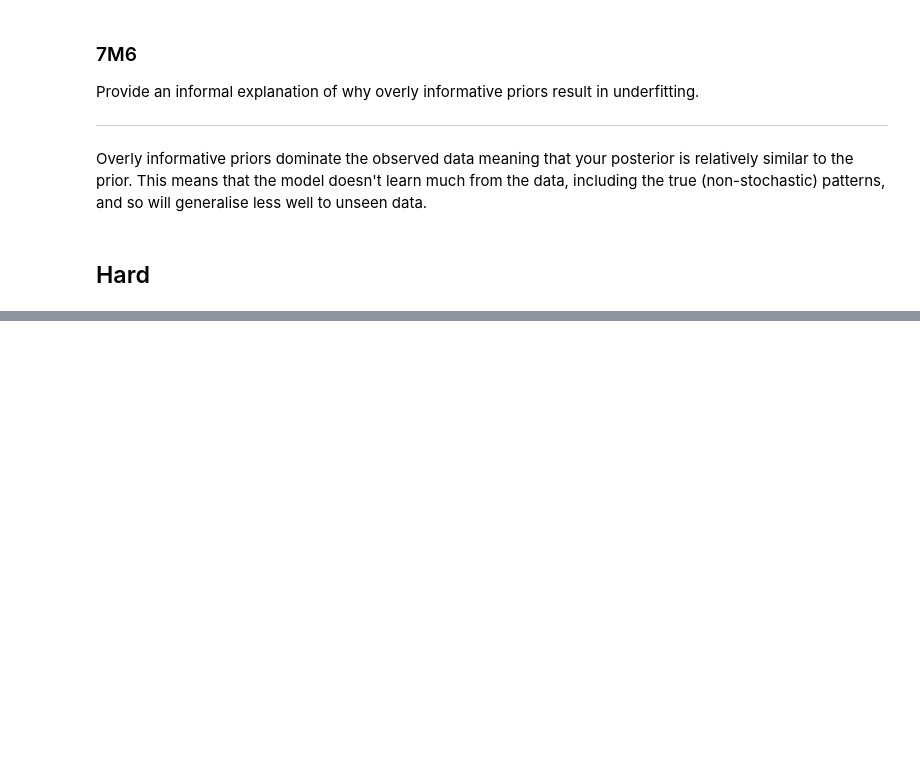
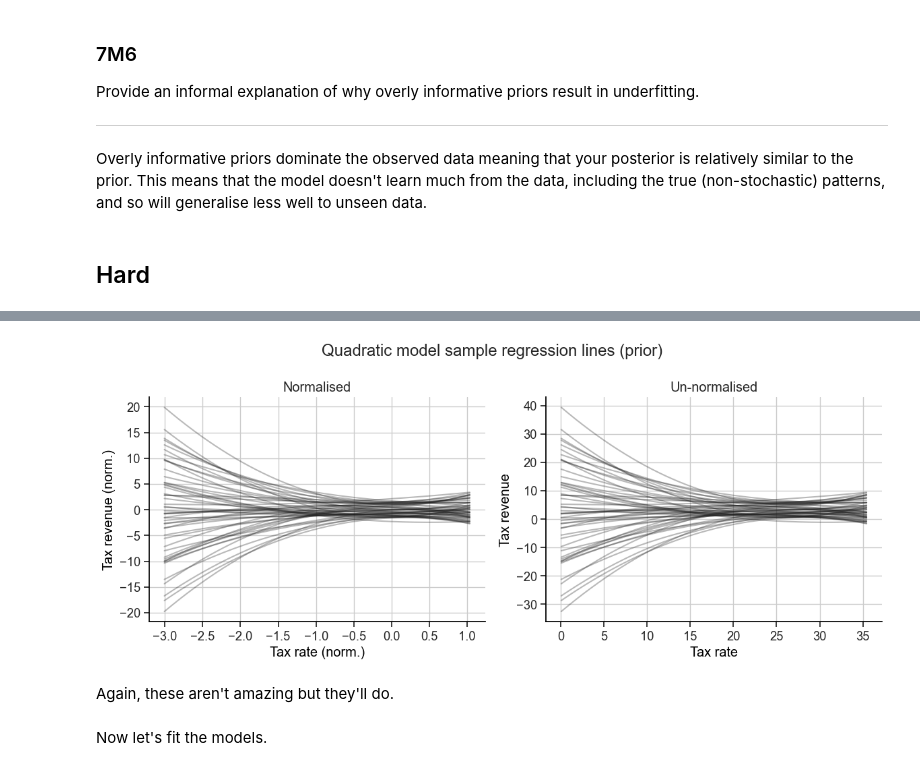
Before and after one commit to chris-leonard/statistical-rethinking, a Jupyter notebook: exercises/chapter_7.ipynb, the cells around one changed output, grey strips where cells are left out. Saved outputs shown, nothing was run; the diff lists cells and outputs as text; code cells hidden in the pictures; blank space fills up the shorter version.

```diff
--- a/exercises/chapter_7.ipynb
+++ b/exercises/chapter_7.ipynb
@@ -47,6 +47,7 @@ CHERRY_BLOSSOMS_FILE = "cherry_blossoms.csv"
 WAFFLE_DIVORCE_FILE = "waffle_divorce.csv"
 MILK_FILE = "milk.csv"
 LDS_FILE = "lds_by_state.csv"
+LAFFER_FILE = "Laffer.csv"
 
 RANDOM_SEED = 42
 # %%
@@ -199,0 +309,28 @@ This means that the model doesn't learn much from the data, including the true (
+# %%
+coords = {
+    "obs_id": laffer.index,
+}
+with pm.Model(coords_mutable=coords) as m_7h1b:
+    # data
+    tax_rate = pm.MutableData("tax_rate", laffer.tax_rate, dims="obs_id")
+    tax_rate_norm = pm.Deterministic("tax_rate_norm", (tax_rate - laffer.tax_rate.mean()) / laffer.tax_rate.std(), dims="obs_id")
+    tax_rate_norm_sq = pm.Deterministic("tax_rate_norm_sq", tax_rate_norm**2, dims="obs_id")
+
+    # priors
+    alpha = pm.Normal("alpha", mu=0, sigma=1)
+    beta1 = pm.Normal("beta1", mu=0, sigma=0.5) # think about this
+    beta2 = pm.Normal("beta2", mu=0, sigma=1) # think about this
+    sigma = pm.Exponential("sigma", lam=1)
+
+    # model
+    mu_norm = pm.Deterministic("mu_norm", alpha + beta1 * tax_rate_norm + beta2 * tax_rate_norm_sq, dims="obs_id")
+
+    # likelihood
+    tax_revenue_norm = pm.Normal("tax_revenue_norm", mu=mu_norm, sigma=sigma, observed=laffer.tax_revenue_norm, dims="obs_id")
+
+    # push-forward
+    mu = pm.Deterministic("mu", mu_norm * laffer.tax_revenue.std() + laffer.tax_revenue.mean(), dims="obs_id")
+    tax_revenue = pm.Deterministic("tax_revenue", tax_revenue_norm * laffer.tax_revenue.std() + laffer.tax_revenue.mean(), dims="obs_id")
+
+    # sample prior
+    prior_trace_7h1b = pm.sample_prior_predictive(random_seed=RANDOM_SEED)
@@ -199,0 +379,17 @@ This means that the model doesn't learn much from the data, including the true (
+# %%
+fig, axs = plt.subplots(ncols=2, figsize=(12, 5))
+
+plot_laffer_quadratic_model_sample_lines(prior_trace_7h1b, laffer, normalised=True, ax=axs[0])
+plot_laffer_quadratic_model_sample_lines(prior_trace_7h1b, laffer, normalised=False, ax=axs[1])
+
+axs[0].set(title="Normalised")
+axs[1].set(title="Un-normalised")
+
+fig.suptitle("Quadratic model sample regression lines (prior)")
+fig.tight_layout();
+# %% [output]
+[figure, added]
+# %% [markdown]
+Again, these aren't amazing but they'll do.
+# %% [markdown]
+Now let's fit the models.
```
Also changed, not shown: parts of 54 cells of this notebook, 2 other files.
